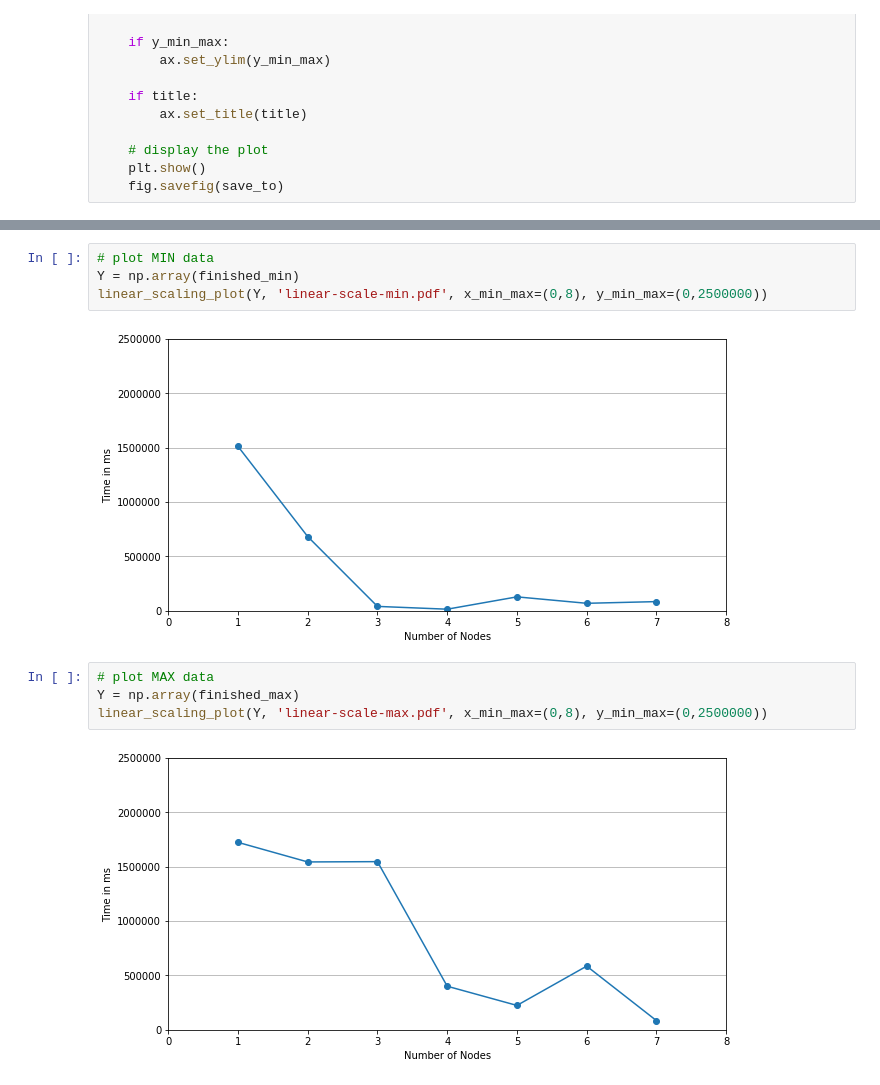
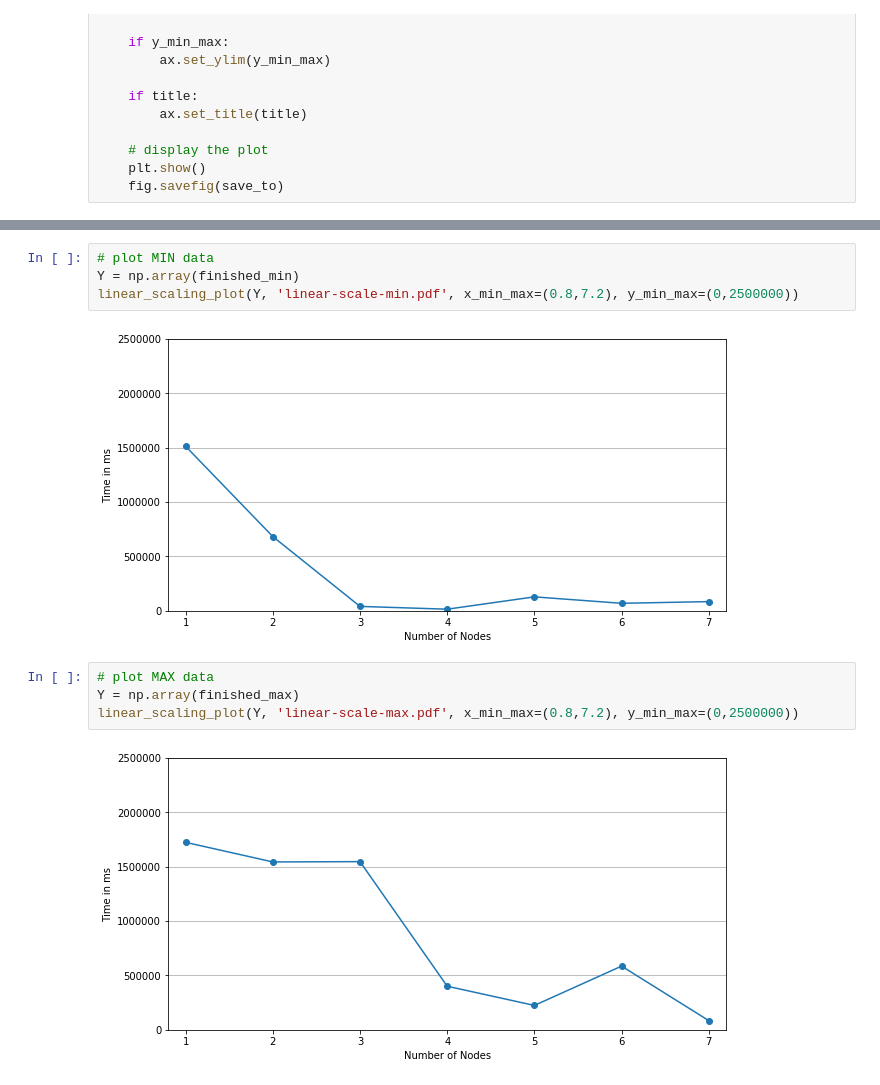
Before and after one commit to jmakr0/Distributed-Entity-Resolution, a Jupyter notebook: evaluation/plot/scaleout.ipynb, the cells around one changed output, grey strips where cells are left out. Drawn from its saved outputs; the diff is of its cells as text.

Commit message:
adjustments -> better visualization

```diff
--- a/evaluation/plot/scaleout.ipynb
+++ b/evaluation/plot/scaleout.ipynb
@@ -78,12 +78,12 @@ linear_scaling_plot(Y, 'linear-scale-mean.pdf', x_min_max=(0,8), y_min_max=(0,25
 # %%
 # plot MIN data
 Y = np.array(finished_min)
-linear_scaling_plot(Y, 'linear-scale-min.pdf', x_min_max=(0,8), y_min_max=(0,2500000))
+linear_scaling_plot(Y, 'linear-scale-min.pdf', x_min_max=(0.8,7.2), y_min_max=(0,2500000))
 # %% [output]
-[figure, old version]
+[figure, new version]
 # %%
 # plot MAX data
 Y = np.array(finished_max)
-linear_scaling_plot(Y, 'linear-scale-max.pdf', x_min_max=(0,8), y_min_max=(0,2500000))
+linear_scaling_plot(Y, 'linear-scale-max.pdf', x_min_max=(0.8,7.2), y_min_max=(0,2500000))
 # %% [output]
-[figure, old version]
+[figure, new version]
```
Also changed, not shown: parts of 1 cell of this notebook, 1 other file.
